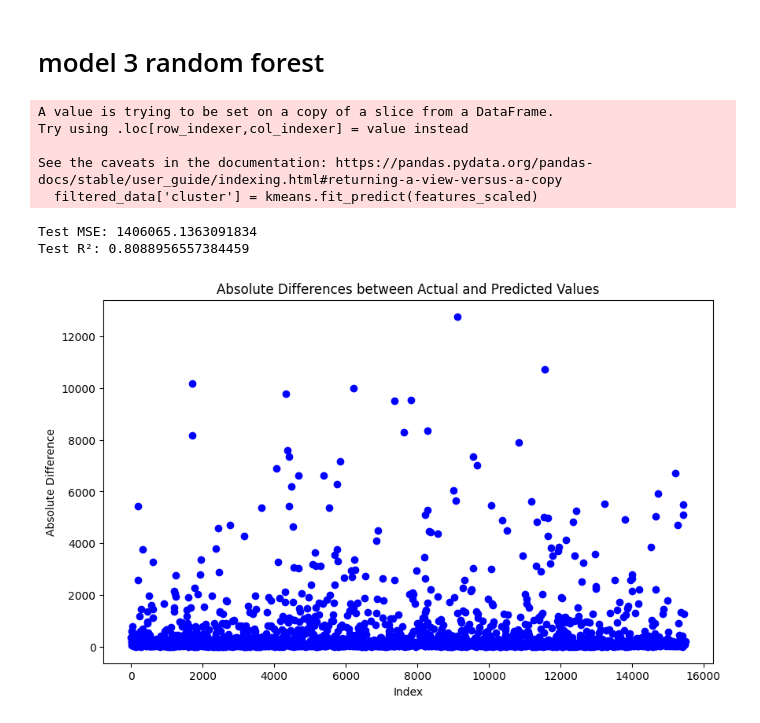
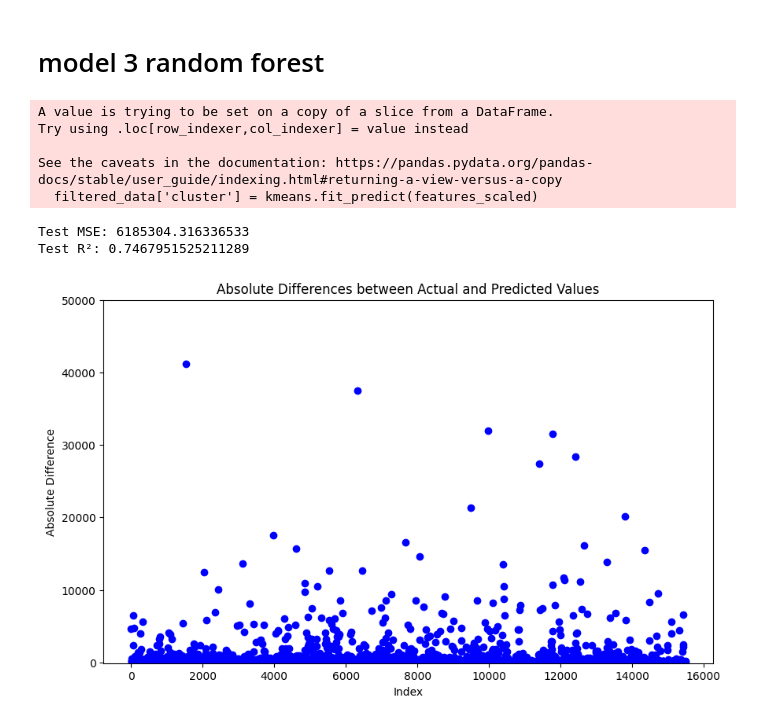
Before and after one commit to caiirene/MachineLearning_FictionPopularityPrediction, a Jupyter notebook: CleanJinjiangModel.ipynb, the cells around one changed output. Cells and saved outputs as stored; diff of their text form; code cells hidden in the pictures.

```diff
--- a/CleanJinjiangModel.ipynb
+++ b/CleanJinjiangModel.ipynb
@@ -345,7 +345,7 @@ file_path = 'processed_data.csv'  # 确保这是您数据文件的正确路径
 data = pd.read_csv(file_path)
 
 # 过滤掉 'NonVIP_average_click' 为 0 的书籍
-filtered_data = data[data['NonVIP_average_click'] > 10]
+filtered_data = data[(data['NonVIP_average_click'] > 10) & (data['NonVIP_average_click'] < 1000000)]
 
 # 选择 'NonVIP_average_click' 和 'credits' 作为聚类的特征
 features_for_clustering = filtered_data[['NonVIP_average_click', 'credits']]
@@ -356,7 +356,7 @@ features_scaled = scaler.fit_transform(features_for_clustering)
 
 # 使用KMeans算法进行聚类
 from sklearn.cluster import KMeans
-kmeans = KMeans(n_clusters=5, random_state=42)
+kmeans = KMeans(n_clusters=3, random_state=42)
 filtered_data['cluster'] = kmeans.fit_predict(features_scaled)
 
 # 计算每个簇的统计数据并找出数量最多的簇
@@ -370,50 +370,50 @@ y = largest_cluster_data['NonVIP_average_click']
 
 # 划分数据集
 X_train, X_test, y_train, y_test = train_test_split(X, y, test_size=0.2, random_state=42)
 
 # 特征标准化
 scaler = StandardScaler()
 X_train_scaled = scaler.fit_transform(X_train)
 X_test_scaled = scaler.transform(X_test)
 
 # 建立随机森林模型
 model = RandomForestRegressor(n_estimators=100, random_state=42)
 
 # 训练模型
 model.fit(X_train_scaled, y_train)
 
 # 预测
 y_pred = model.predict(X_test_scaled)
 
 # 评估模型
 mse = mean_squared_error(y_test, y_pred)
 r2 = r2_score(y_test, y_pred)  # 使用 r2_score 并确保预测值与实际值维度相同
 
 print(f"Test MSE: {mse}")
 print(f"Test R²: {r2}")
+
+# 预测
+y_pred = model.predict(X_test_scaled).flatten()  # 使用 flatten 确保预测结果是一维的
+
+import matplotlib.pyplot as plt
+
+# 计算实际值和预测值之间的绝对差异
+differences = abs(y_test - y_pred)
+
+# 创建图像
+plt.figure(figsize=(10, 6))
+plt.scatter(y_test.index, differences, color='blue')
+plt.title('Absolute Differences between Actual and Predicted Values')
+plt.xlabel('Index')
+plt.ylabel('Absolute Difference')
+plt.ylim(-100, 50000)  # 设置 y 轴的显示范围为 0 到 40000，如果需要
+plt.show()
 # %% [output]
 A value is trying to be set on a copy of a slice from a DataFrame.
 Try using .loc[row_indexer,col_indexer] = value instead
 
 See the caveats in the documentation: https://pandas.pydata.org/pandas-docs/stable/user_guide/indexing.html#returning-a-view-versus-a-copy
   filtered_data['cluster'] = kmeans.fit_predict(features_scaled)
-Test MSE: 1406065.1363091834
-Test R²: 0.8088956557384459
+Test MSE: 6185304.316336533
+Test R²: 0.7467951525211289
+[figure, added]
-# %%
-# 预测
-y_pred = model.predict(X_test_scaled).flatten()  # 使用 flatten 确保预测结果是一维的
-
-import matplotlib.pyplot as plt
-
-# 计算实际值和预测值之间的绝对差异
-differences = abs(y_test - y_pred)
-
-# 创建图像
-plt.figure(figsize=(10, 6))
-plt.scatter(y_test.index, differences, color='blue')
-plt.title('Absolute Differences between Actual and Predicted Values')
-plt.xlabel('Index')
-plt.ylabel('Absolute Difference')
-plt.show()
-# %% [output]
-[figure, removed]
```
Also changed, not shown: 2 other files.
